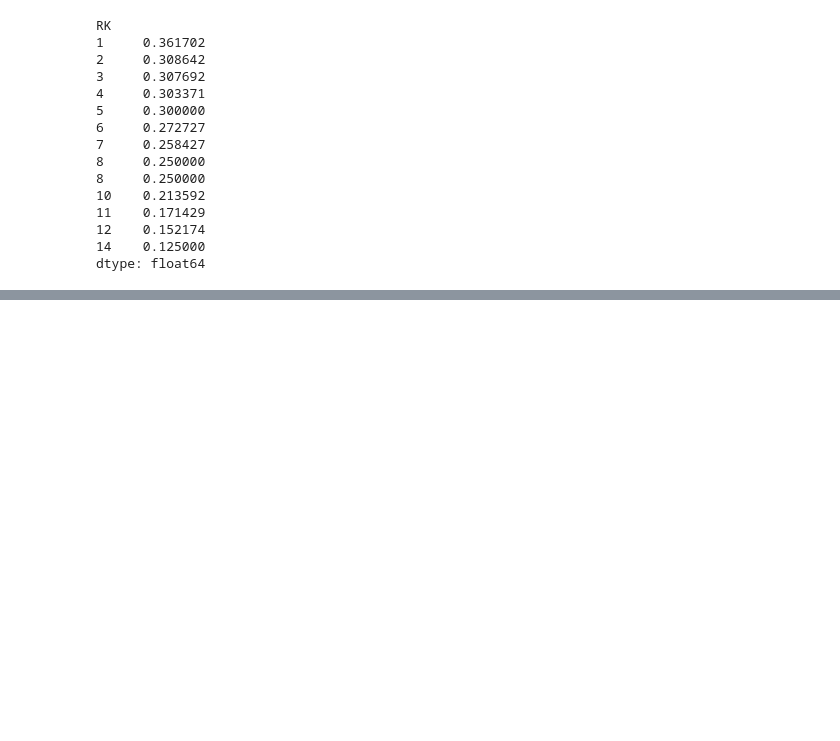
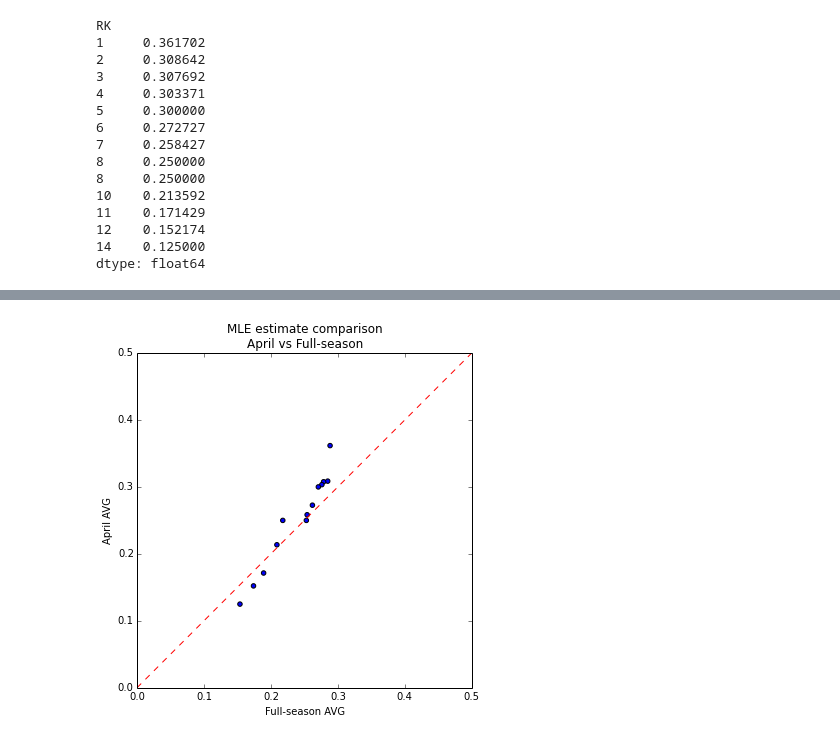
Before and after one commit to r-b-g-b/AY250_HW, a Jupyter notebook: hw11/hw11.ipynb, the cells around one changed output, grey strips where cells are left out. Saved outputs shown, nothing was run; the diff lists cells and outputs as text; code cells hidden in the pictures; blank space fills up the shorter version.

Commit message:
added plotting, fixed model

```diff
--- a/hw11/hw11.ipynb
+++ b/hw11/hw11.ipynb
@@ -82,6 +87,6 @@ M.stats()
 # %%
-MLE = df.H / df.AB.astype(float)
-print MLE
+avg_mle_april = df.H / df.AB.astype(float)
+print avg_mle_april
 # %% [output]
 RK
 1     0.361702
@@ -100,0 +108,2 @@ dtype: float64
+# %%
+df_full = pd.read_csv('laa_2011_full.txt', sep='\t')
@@ -100,0 +119,3 @@ dtype: float64
+# %%
+avg_mle_full = df_full.H / df_full.AB.astype(float)
+print avg_mle_full
@@ -100,0 +137,13 @@ dtype: float64
+# %%
+# plot full-season average versus April average
+fig, ax = plt.subplots(figsize=(6, 6));
+ax.scatter(avg_mle_full, avg_mle_april);
+ax.plot([0, 0.5], [0, 0.5], c='r', ls='--');
+ax.set_xlabel('Full-season AVG');
+ax.set_ylabel('April AVG');
+ax.set_title('MLE estimate comparison\nApril vs Full-season');
+ax.set_aspect('equal');
+ax.set_xlim([0, 0.5]);
+ax.set_ylim([0, 0.5]);
+# %% [output]
+[figure, added]
```
Also changed, not shown: parts of 11 cells of this notebook.
